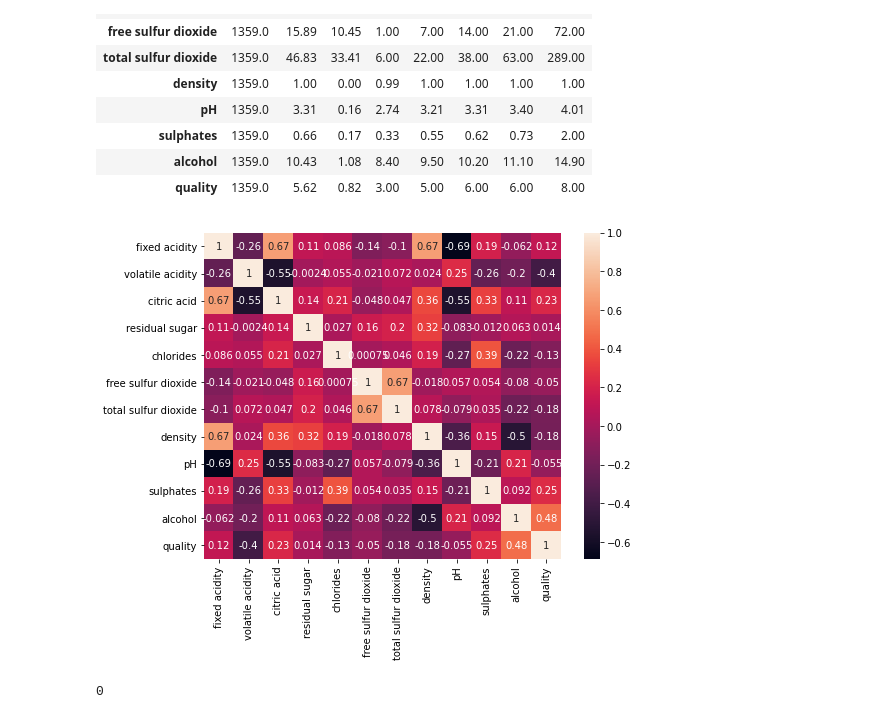
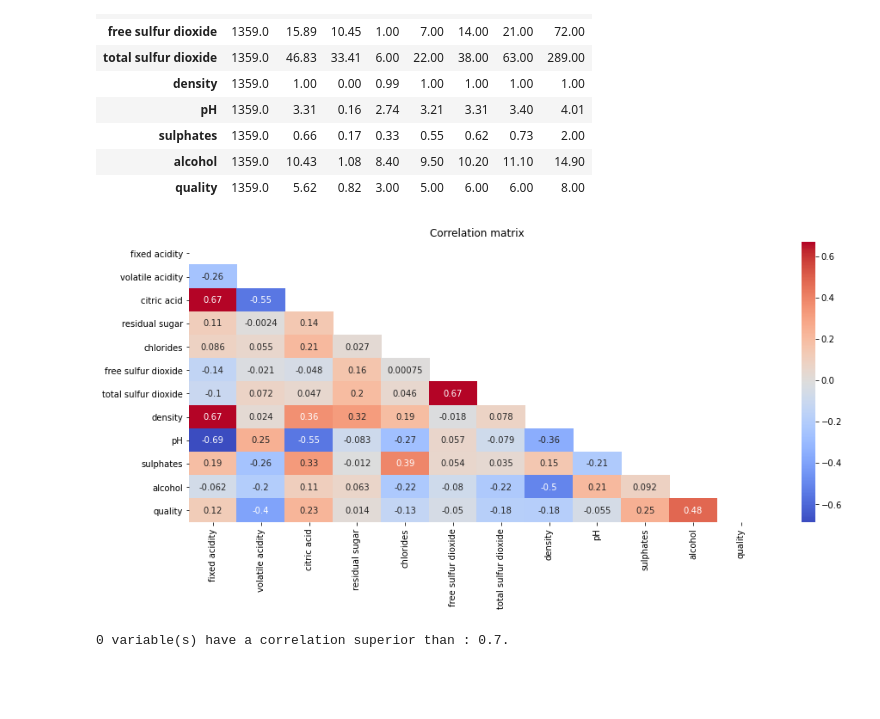
Before and after one commit to htsull/High-dimension-statistics-project, a Jupyter notebook: wine-quality.ipynb, the cells around one changed output. Saved outputs shown, nothing was run; the diff lists cells and outputs as text; code cells hidden in the pictures; blank space fills up the shorter version.

```diff
--- a/wine-quality.ipynb
+++ b/wine-quality.ipynb
@@ -148,15 +172,12 @@ round(red_wine.describe(exclude = 'object'), 2).T
 # %%
-# la matrice de corrélation permet de
 corr_df = red_wine.corr(method='pearson')
-
-plt.figure(figsize=(8, 6))
-sns.heatmap(corr_df, annot=True)
+plt.figure(figsize=(15, 6))
+sns.heatmap(corr_df, annot=True, cmap = "coolwarm", mask = np.triu(corr_df))
+plt.title('Correlation matrix')
 plt.show()
 # %% [output]
-[figure, old version]
+[figure, new version]
 # %%
-# Recuperer les varaibles ayant une certaine corélation ici 0.7 pour les supprimés mais il y'a pas des variables
-#
 def correlation(dataset, threshold):
     col_corr = set()  # Set of all the names of correlated columns
     corr_matrix = dataset.corr()
@@ -165,12 +186,12 @@ def correlation(dataset, threshold):
             if abs(corr_matrix.iloc[i, j]) > threshold: # we are interested in absolute coeff value
                 colname = corr_matrix.columns[i]  # getting the name of column
                 col_corr.add(colname)
-    return col_corr
+    return col_corr, threshold
+# verifying if there are variables with correlation greater than the threshold
+corr_features, threshold = correlation(red_wine, 0.7)
+print('{} variable(s) have a correlation superior than : {}.'.format(len(set(corr_features)), threshold))
+# %% [output]
+0 variable(s) have a correlation superior than : 0.7.
-# %%
-corr_features = correlation(red_wine, 0.7)
-len(set(corr_features))
-# %% [output]
-0
 # %%
 #Feature Engineering...
 bins = (2, 6.5, 8)
```
Also changed, not shown: parts of 126 cells of this notebook.
